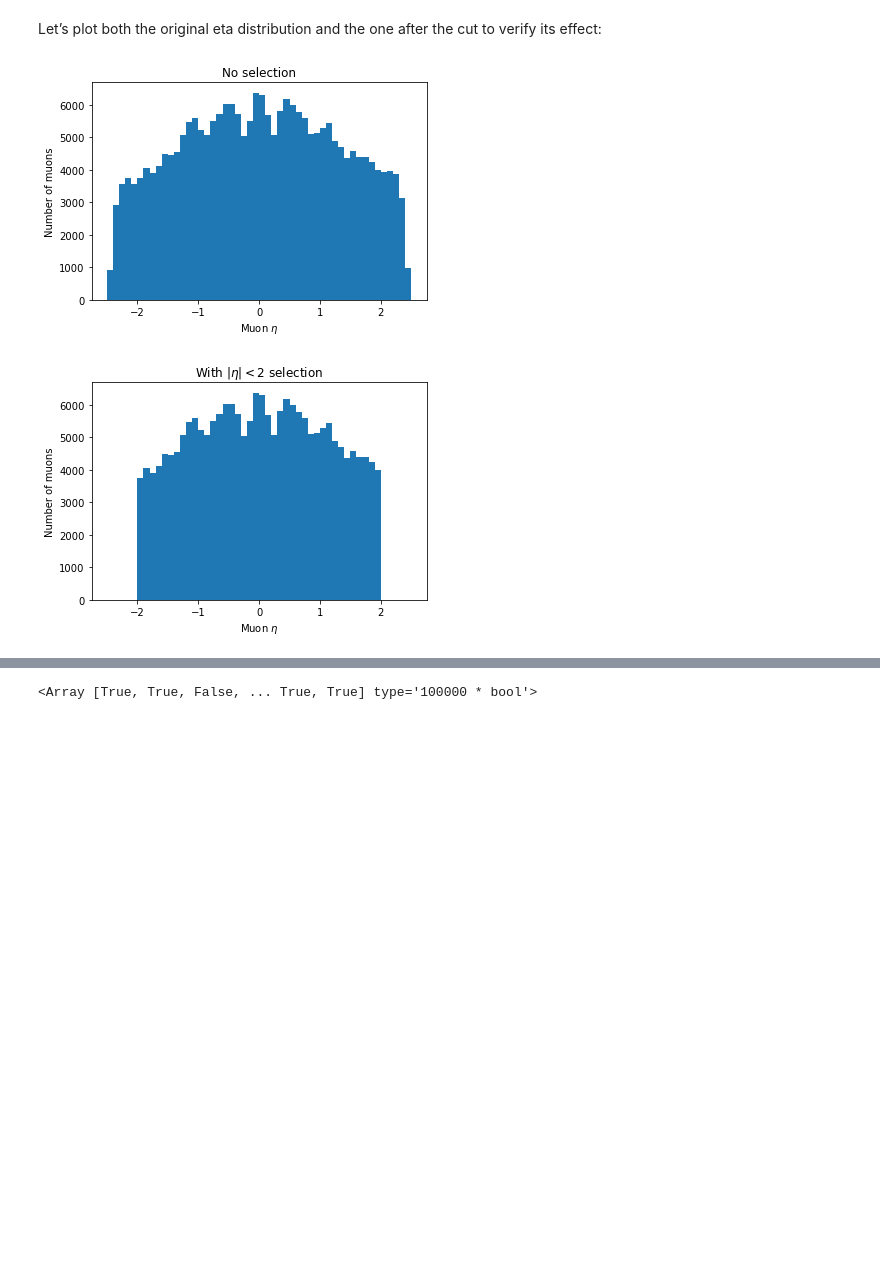
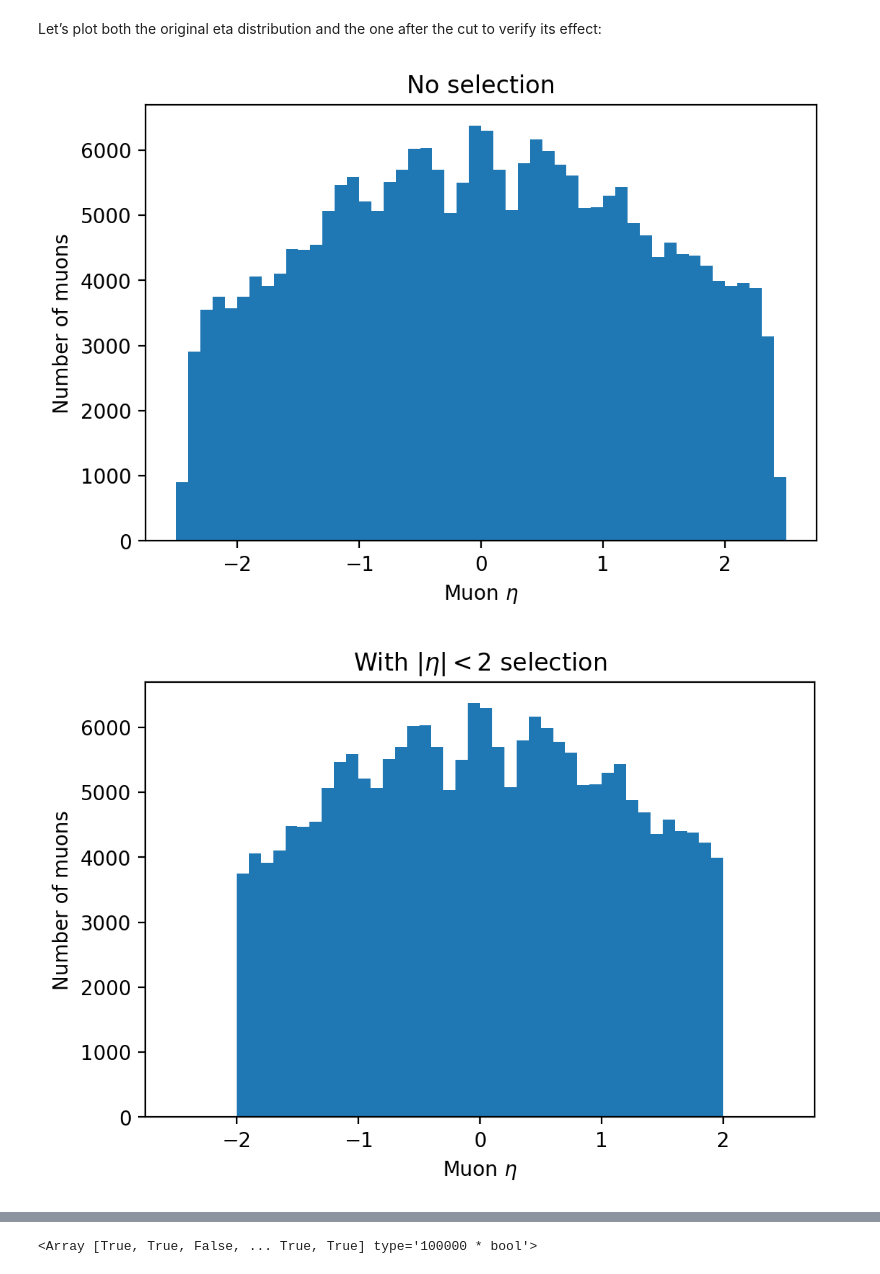
Before and after one commit to masonproffitt/uproot-awkward-vector-demo, a Jupyter notebook: demo.ipynb, the cells around one changed output, grey strips where cells are left out. Saved outputs shown, nothing was run; the diff lists cells and outputs as text; code cells hidden in the pictures; blank space fills up the shorter version.

```diff
--- a/demo.ipynb
+++ b/demo.ipynb
@@ -77,6 +77,7 @@ We'll need NumPy and Matplotlib:
 # %%
 import numpy as np
 import matplotlib.pyplot as plt
+plt.rcParams['figure.dpi'] = 200 # make figures bigger and more readable
 # %% [markdown]
 Uproot and Vector are normally imported by their name, and Awkward Array is usually imported as `ak` as an analogy to `numpy as np`:
 # %%
@@ -331,19 +344,19 @@ This is the number of muons that pass the eta cut.
 # %% [markdown]
 Let’s plot both the original eta distribution and the one after the cut to verify its effect:
 # %%
-plt.hist(ak.flatten(branches['Muon_eta']), bins=50, range=(-2.5, 2.5))
+plt.hist(ak.ravel(branches['Muon_eta']), bins=50, range=(-2.5, 2.5))
 plt.title('No selection')
 plt.xlabel('Muon $\eta$')
 plt.ylabel('Number of muons')
 plt.show()
 
 plt.hist(ak.flatten(branches['Muon_eta'][eta_mask]), bins=50, range=(-2.5, 2.5))
 plt.title('With $|\eta| < 2$ selection')
 plt.xlabel('Muon $\eta$')
 plt.ylabel('Number of muons')
 plt.show()
 # %% [output]
-[figure, old version]
+[figure, new version]
-[figure, old version]
+[figure, new version]
 # %% [markdown]
 You can see the second plot just has both ends past 2 cut off, demonstrating that we’ve cut those muons out.
```
Also changed, not shown: parts of 69 cells of this notebook.
